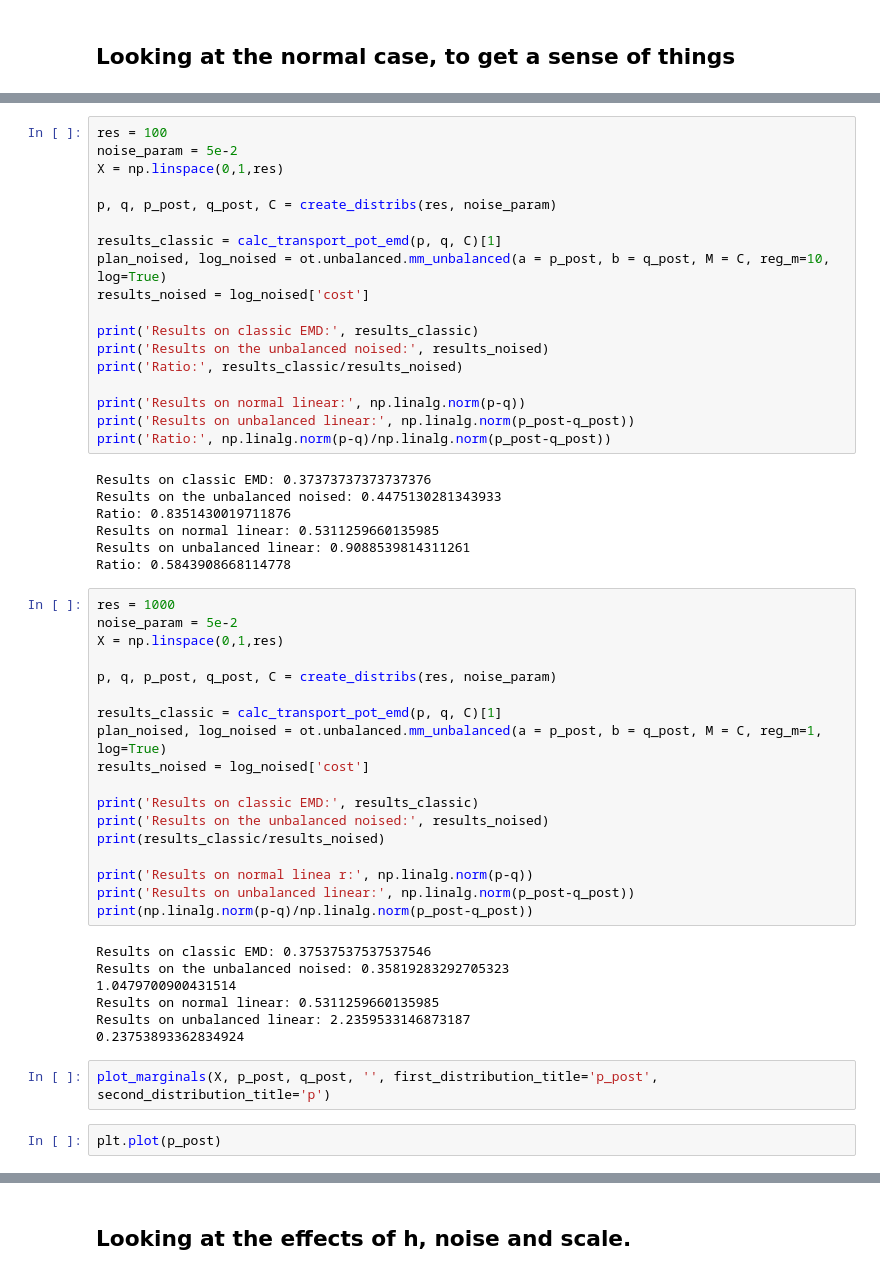
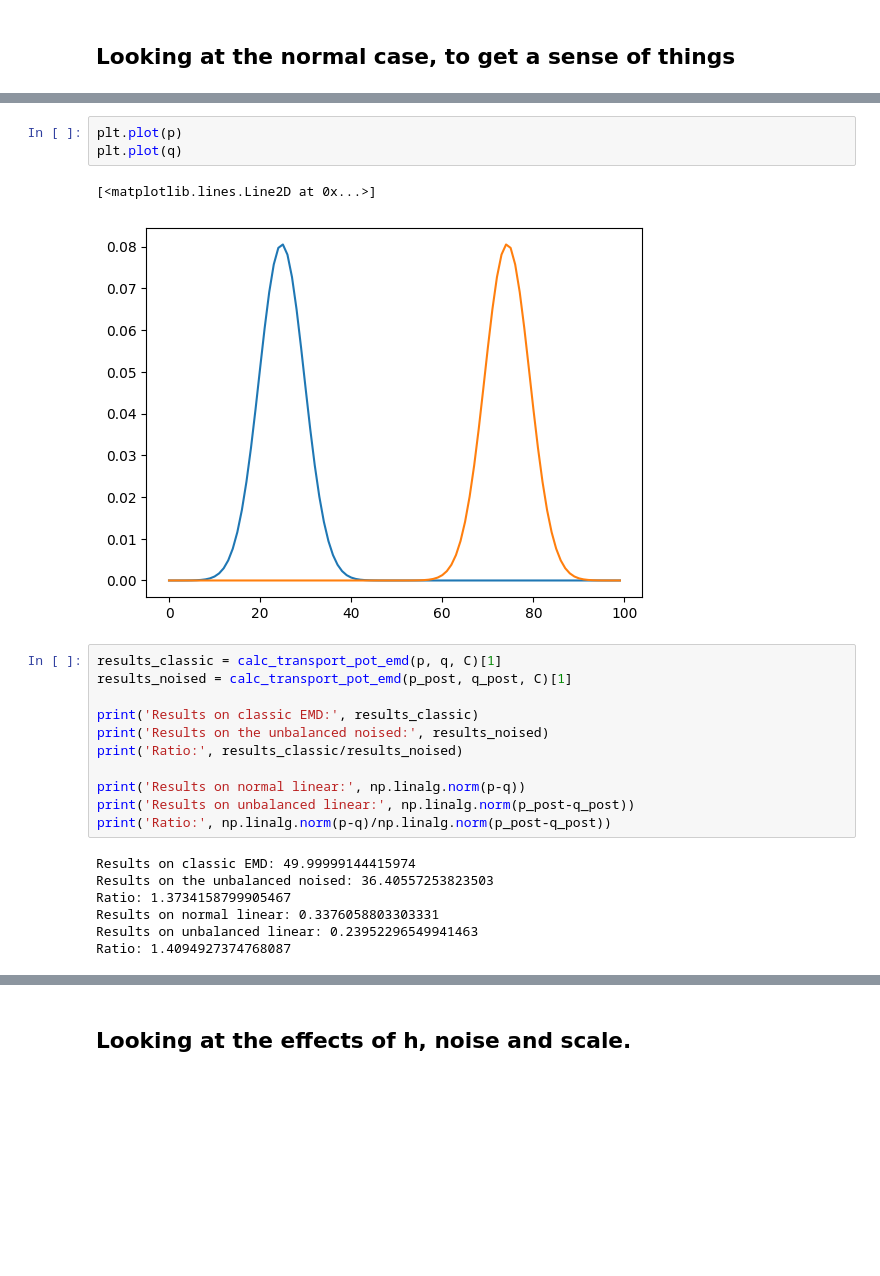
Before and after one commit to warik21/Thesis, a Jupyter notebook: September_12.ipynb, the cells around one changed output, grey strips where cells are left out. Cells and saved outputs as stored; diff of their text form; blank space fills up the shorter version.

```diff
--- a/September_12.ipynb
+++ b/September_12.ipynb
@@ -115,13 +133,12 @@ plot_marginals(X, p, q,'The resolutions after applying Jordan decomposition')
+# %%
+plt.plot(p)
+plt.plot(q)
+# %% [output]
+[<matplotlib.lines.Line2D at 0x...>]
+[figure, added]
 # %%
-res = 100
-noise_param = 5e-2
-X = np.linspace(0,1,res)
-
-p, q, p_post, q_post, C = create_distribs(res, noise_param)
-
 results_classic = calc_transport_pot_emd(p, q, C)[1]
-plan_noised, log_noised = ot.unbalanced.mm_unbalanced(a = p_post, b = q_post, M = C, reg_m=10, log=True)
-results_noised = log_noised['cost']
+results_noised = calc_transport_pot_emd(p_post, q_post, C)[1]
 
 print('Results on classic EMD:', results_classic)
 print('Results on the unbalanced noised:', results_noised)
@@ -131,38 +148,9 @@ print('Results on normal linear:', np.linalg.norm(p-q))
 print('Results on unbalanced linear:', np.linalg.norm(p_post-q_post))
 print('Ratio:', np.linalg.norm(p-q)/np.linalg.norm(p_post-q_post))
 # %% [output]
-Results on classic EMD: 0.37373737373737376
-Results on the unbalanced noised: 0.4475130281343933
-Ratio: 0.8351430019711876
-Results on normal linear: 0.5311259660135985
-Results on unbalanced linear: 0.9088539814311261
-Ratio: 0.5843908668114778
+Results on classic EMD: 49.99999144415974
+Results on the unbalanced noised: 36.40557253823503
+Ratio: 1.3734158799905467
+Results on normal linear: 0.3376058803303331
+Results on unbalanced linear: 0.23952296549941463
+Ratio: 1.4094927374768087
-# %%
-res = 1000
-noise_param = 5e-2
-X = np.linspace(0,1,res)
-
-p, q, p_post, q_post, C = create_distribs(res, noise_param)
-
-results_classic = calc_transport_pot_emd(p, q, C)[1]
-plan_noised, log_noised = ot.unbalanced.mm_unbalanced(a = p_post, b = q_post, M = C, reg_m=1, log=True)
-results_noised = log_noised['cost']
-
-print('Results on classic EMD:', results_classic)
-print('Results on the unbalanced noised:', results_noised)
-print(results_classic/results_noised)
-
-print('Results on normal linea r:', np.linalg.norm(p-q))
-print('Results on unbalanced linear:', np.linalg.norm(p_post-q_post))
-print(np.linalg.norm(p-q)/np.linalg.norm(p_post-q_post))
-# %% [output]
-Results on classic EMD: 0.37537537537537546
-Results on the unbalanced noised: 0.35819283292705323
-1.0479700900431514
-Results on normal linear: 0.5311259660135985
-Results on unbalanced linear: 2.2359533146873187
-0.23753893362834924
-# %%
-plot_marginals(X, p_post, q_post, '', first_distribution_title='p_post', second_distribution_title='p')
-# %%
-plt.plot(p_post)
```
Also changed, not shown: parts of 19 cells of this notebook, 5 other files.
